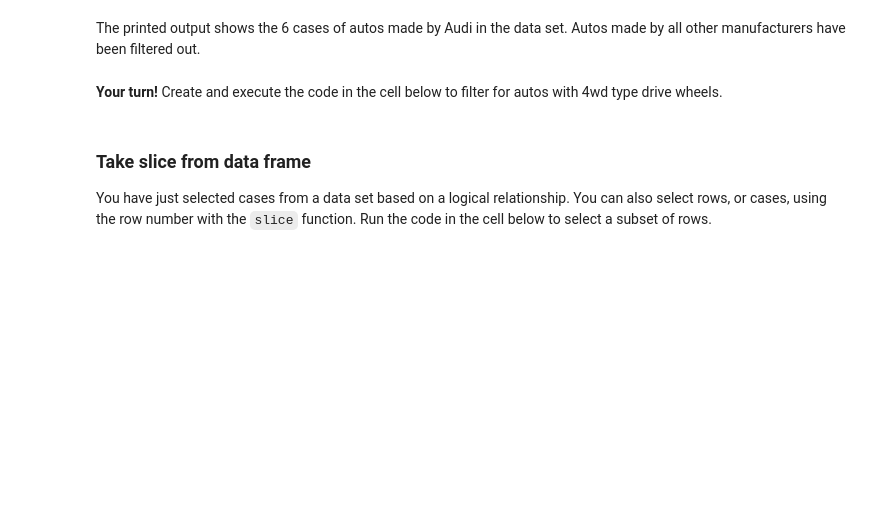
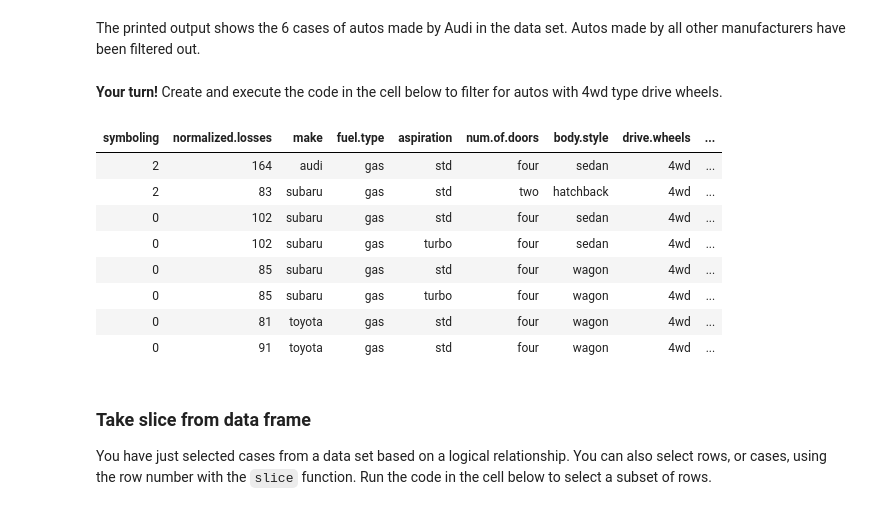
Before and after one commit to StephenElston/DataScience350, a Jupyter notebook: Lecture3/DataMungingdplyr.ipynb, the cells around one changed output. Saved outputs shown, nothing was run; the diff lists cells and outputs as text; code cells hidden in the pictures; blank space fills up the shorter version.

```diff
--- a/Lecture3/DataMungingdplyr.ipynb
+++ b/Lecture3/DataMungingdplyr.ipynb
@@ -93,6 +93,18 @@ The following objects are masked from 'package:base':
 The printed output shows the 6 cases of autos made by Audi in the data set. Autos made by all other manufacturers have been filtered out.
 # %% [markdown]
 **Your turn!** Create and execute the code in the cell below to filter for autos with 4wd type drive wheels.
+# %%
+filter(auto.price, drive.wheels == '4wd')
+# %% [output]
+| symboling | normalized.losses | make | fuel.type | aspiration | num.of.doors | body.style | drive.wheels | ... |
+| 2 | 164 | audi | gas | std | four | sedan | 4wd | ... |
+| 2 | 83 | subaru | gas | std | two | hatchback | 4wd | ... |
+| 0 | 102 | subaru | gas | std | four | sedan | 4wd | ... |
+| 0 | 102 | subaru | gas | turbo | four | sedan | 4wd | ... |
+| 0 | 85 | subaru | gas | std | four | wagon | 4wd | ... |
+| 0 | 85 | subaru | gas | turbo | four | wagon | 4wd | ... |
+| 0 | 81 | toyota | gas | std | four | wagon | 4wd | ... |
+| 0 | 91 | toyota | gas | std | four | wagon | 4wd | ... |
 # %% [markdown]
 ### Take slice from data frame
 
```
Also changed, not shown: parts of 4 cells of this notebook, 2 other files.
